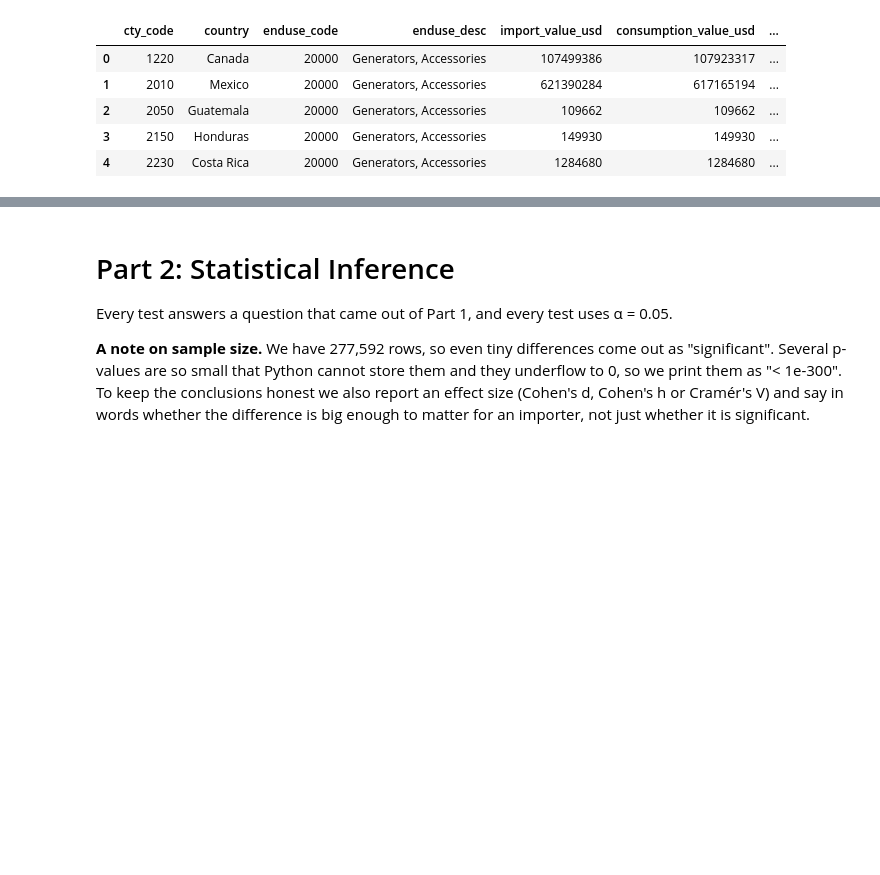
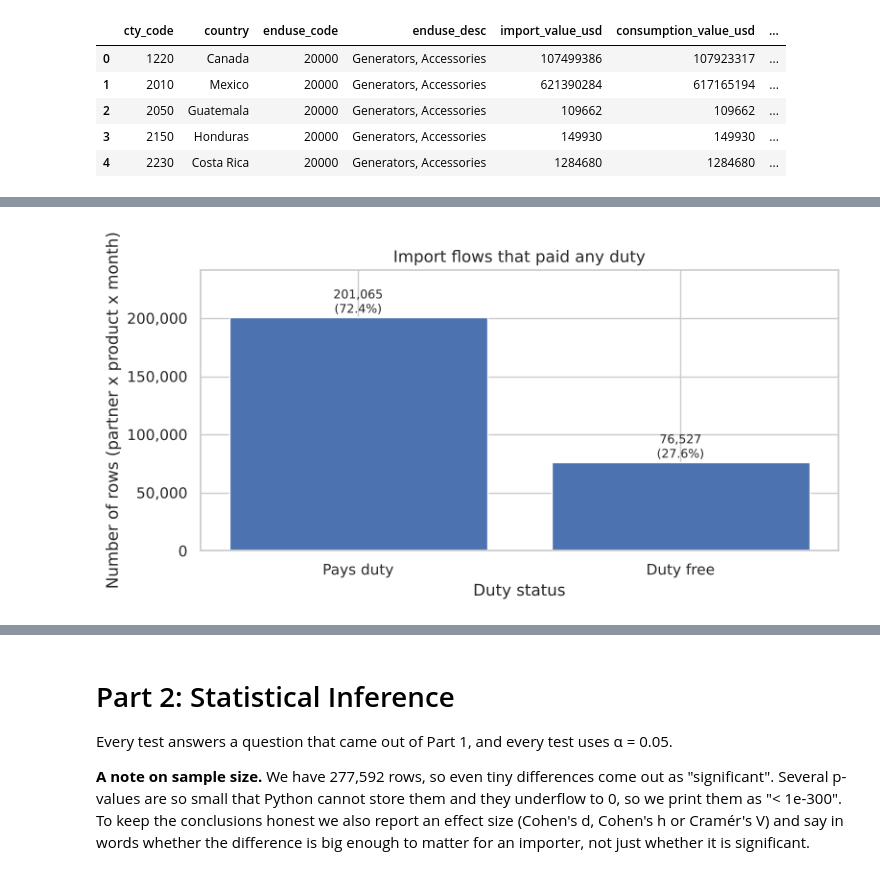
Before and after one commit to BCIT-ACIT4880-2026-Fall/CRN-45883-5-Domain-D, a Jupyter notebook: Group05_D3.ipynb, the cells around one changed output, grey strips where cells are left out. Cells and saved outputs as stored; diff of their text form; code cells hidden in the pictures; blank space fills up the shorter version.

```diff
--- a/Group05_D3.ipynb
+++ b/Group05_D3.ipynb
@@ -63,0 +170,6 @@ df.head()
+# %%
+fig, ax = plt.subplots(figsize=(8, 4))
+bar_with_pct(df["pays_duty"], "Import flows that paid any duty", "Duty status", order=["Pays duty", "Duty free"], ax=ax)
+plt.tight_layout(); plt.show()
+# %% [output]
+[figure, added]
```
Also changed, not shown: parts of 58 cells of this notebook.
